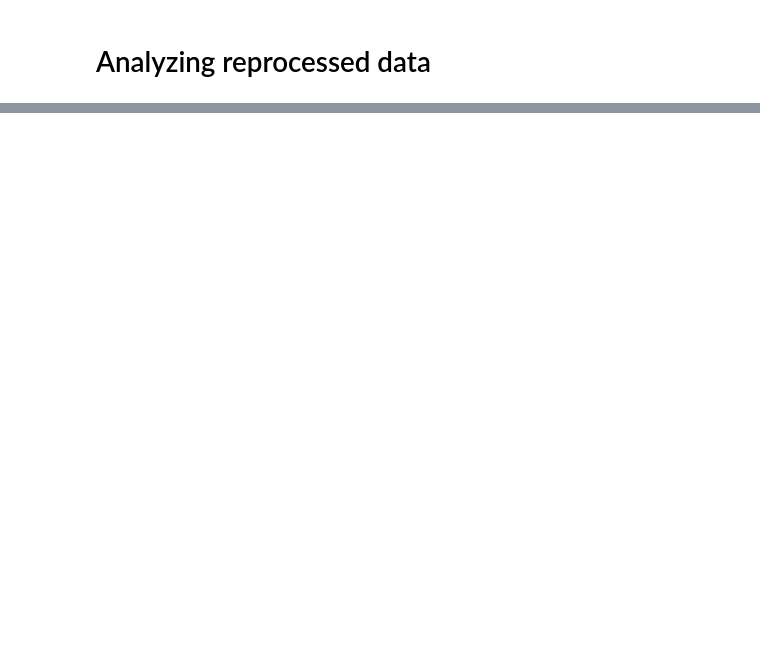
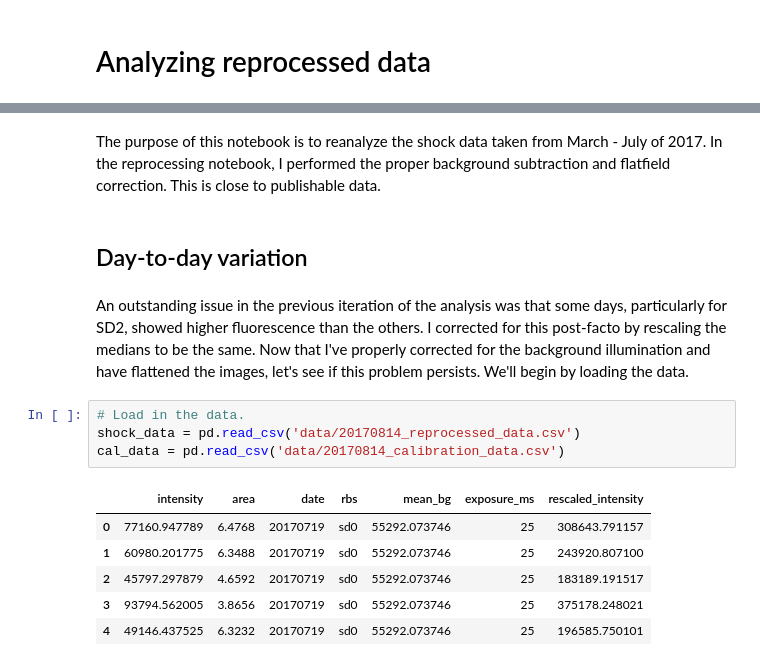
Before and after one commit to RPGroup-PBoC/mscl_survival, a Jupyter notebook: 201707_reanalysis.ipynb, the cells around one changed output, grey strips where cells are left out. Cells and saved outputs as stored; diff of their text form; blank space fills up the shorter version.

Commit message:
Made more progress on the data reanalysis and made some edits to the processing funcitons

```diff
--- a/201707_reanalysis.ipynb
+++ b/201707_reanalysis.ipynb
@@ -13,3 +18,20 @@ bokeh.io.output_notebook
 hv.extension('bokeh')
 # %% [output]
 [interactive output not drawn]
+# %% [markdown]
+The purpose of this notebook is to reanalyze the shock data taken from March - July of 2017. In the reprocessing notebook, I performed the proper background subtraction and flatfield correction. This is close to publishable data.
+# %% [markdown]
+## Day-to-day variation
+# %% [markdown]
+An outstanding issue in the previous iteration of the analysis was that some days, particularly for SD2, showed higher fluorescence than the others. I corrected for this post-facto by rescaling the medians to be the same. Now that I've properly corrected for the background illumination and have flattened the images, let's see if this problem persists. We'll begin by loading the data.
+# %%
+# Load in the data.
+shock_data = pd.read_csv('data/20170814_reprocessed_data.csv')
+cal_data = pd.read_csv('data/20170814_calibration_data.csv')
+# %% [output]
+|  | intensity | area | date | rbs | mean_bg | exposure_ms | rescaled_intensity |
+| 0 | 77160.947789 | 6.4768 | 20170719 | sd0 | 55292.073746 | 25 | 308643.791157 |
+| 1 | 60980.201775 | 6.3488 | 20170719 | sd0 | 55292.073746 | 25 | 243920.807100 |
+| 2 | 45797.297879 | 4.6592 | 20170719 | sd0 | 55292.073746 | 25 | 183189.191517 |
+| 3 | 93794.562005 | 3.8656 | 20170719 | sd0 | 55292.073746 | 25 | 375178.248021 |
+| 4 | 49146.437525 | 6.3232 | 20170719 | sd0 | 55292.073746 | 25 | 196585.750101 |
```
Also changed, not shown: parts of 27 cells of this notebook, 4 other files.
